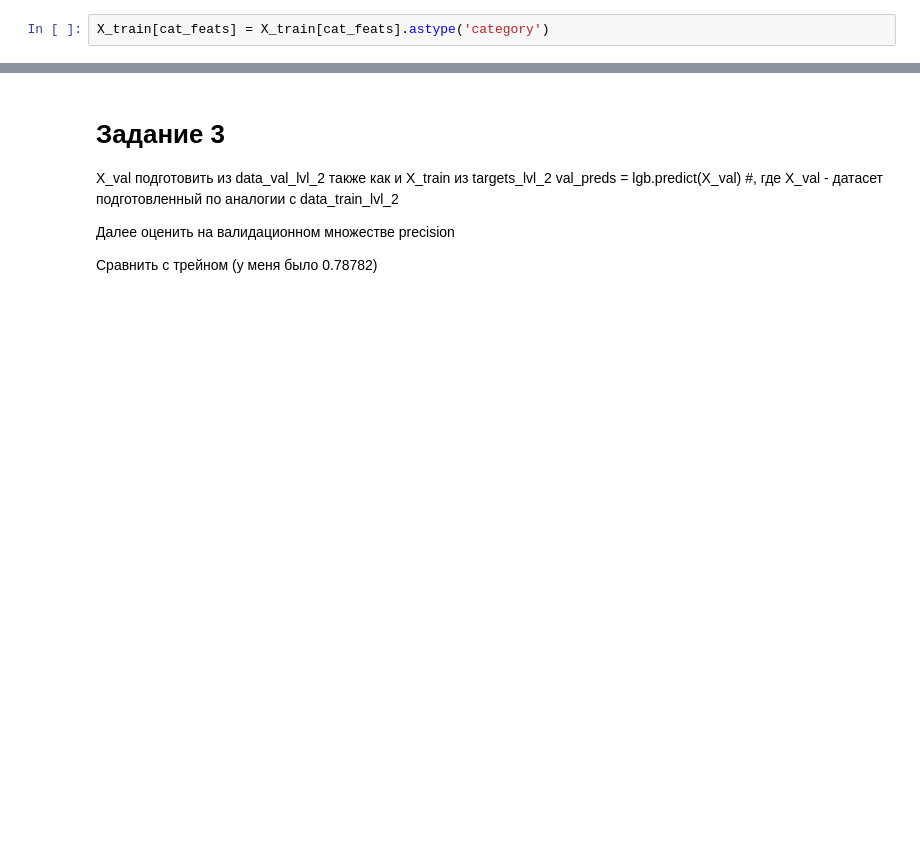
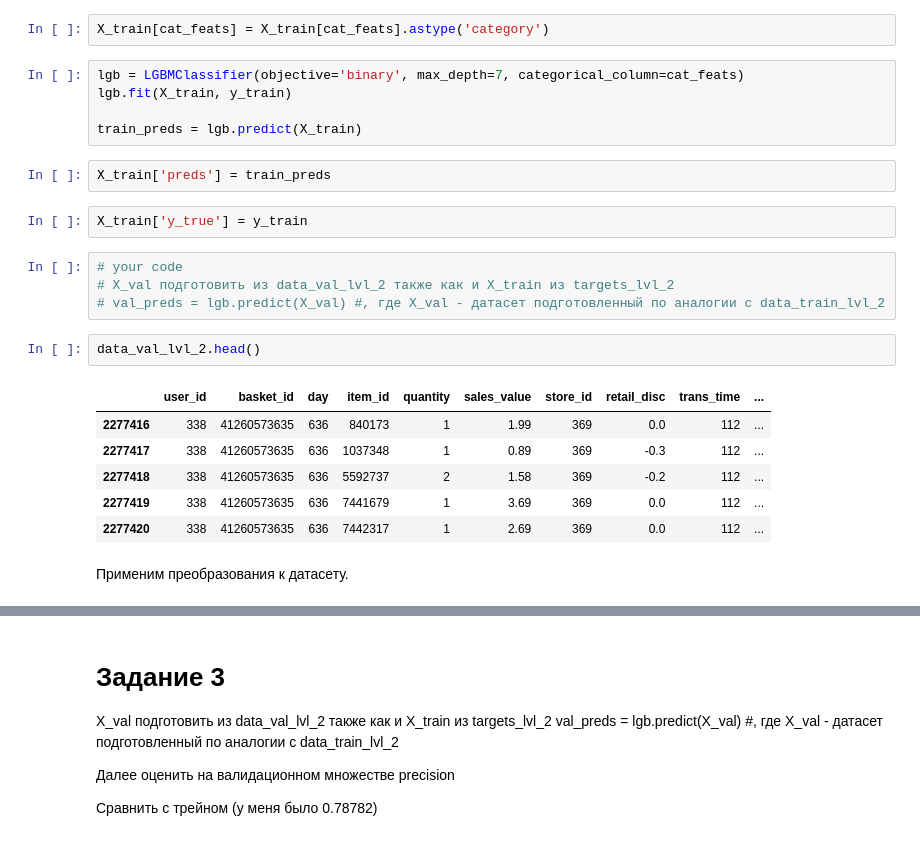
Before and after one commit to fandom170/Recommend_systems, a Jupyter notebook: Lesson_6/hw_webinar_6.ipynb, the cells around one changed output, grey strips where cells are left out. Drawn from its saved outputs; the diff is of its cells as text; blank space fills up the shorter version.

```diff
--- a/Lesson_6/hw_webinar_6.ipynb
+++ b/Lesson_6/hw_webinar_6.ipynb
@@ -332,3 +421,27 @@ y_train = targets_lvl_2[['target']]
 cat_feats = X_train.columns[2:].tolist()
 # %%
 X_train[cat_feats] = X_train[cat_feats].astype('category')
+# %%
+lgb = LGBMClassifier(objective='binary', max_depth=7, categorical_column=cat_feats)
+lgb.fit(X_train, y_train)
+
+train_preds = lgb.predict(X_train)
+# %%
+X_train['preds'] = train_preds
+# %%
+X_train['y_true'] = y_train
+# %%
+# your code
+# X_val подготовить из data_val_lvl_2 также как и X_train из targets_lvl_2
+# val_preds = lgb.predict(X_val) #, где X_val - датасет подготовленный по аналогии с data_train_lvl_2
+# %%
+data_val_lvl_2.head()
+# %% [output]
+|  | user_id | basket_id | day | item_id | quantity | sales_value | store_id | retail_disc | trans_time | ... |
+| 2277416 | 338 | 41260573635 | 636 | 840173 | 1 | 1.99 | 369 | 0.0 | 112 | ... |
+| 2277417 | 338 | 41260573635 | 636 | 1037348 | 1 | 0.89 | 369 | -0.3 | 112 | ... |
+| 2277418 | 338 | 41260573635 | 636 | 5592737 | 2 | 1.58 | 369 | -0.2 | 112 | ... |
+| 2277419 | 338 | 41260573635 | 636 | 7441679 | 1 | 3.69 | 369 | 0.0 | 112 | ... |
+| 2277420 | 338 | 41260573635 | 636 | 7442317 | 1 | 2.69 | 369 | 0.0 | 112 | ... |
+# %% [markdown]
+Применим преобразования к датасету.
```
Also changed, not shown: parts of 55 cells of this notebook.
